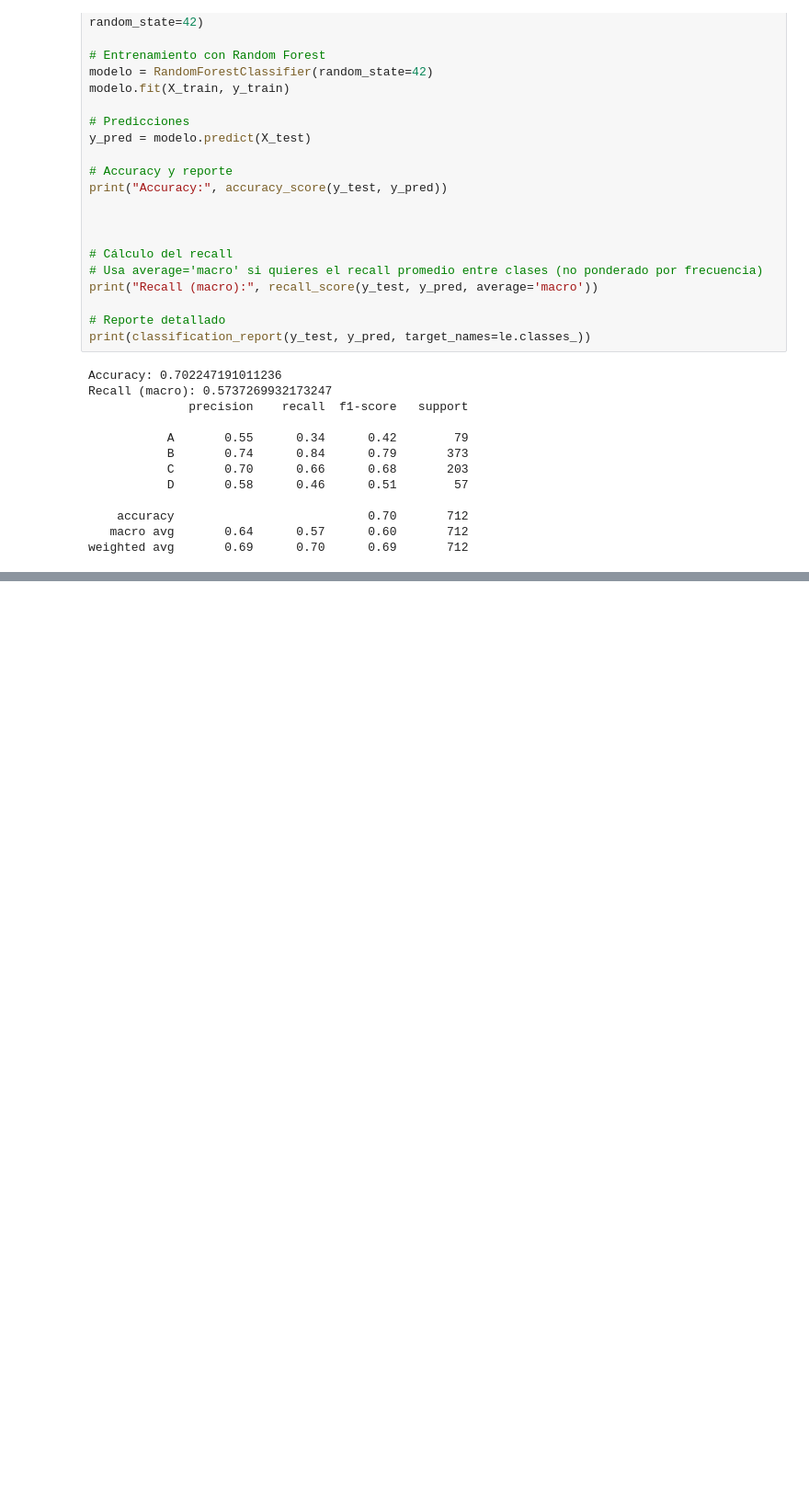
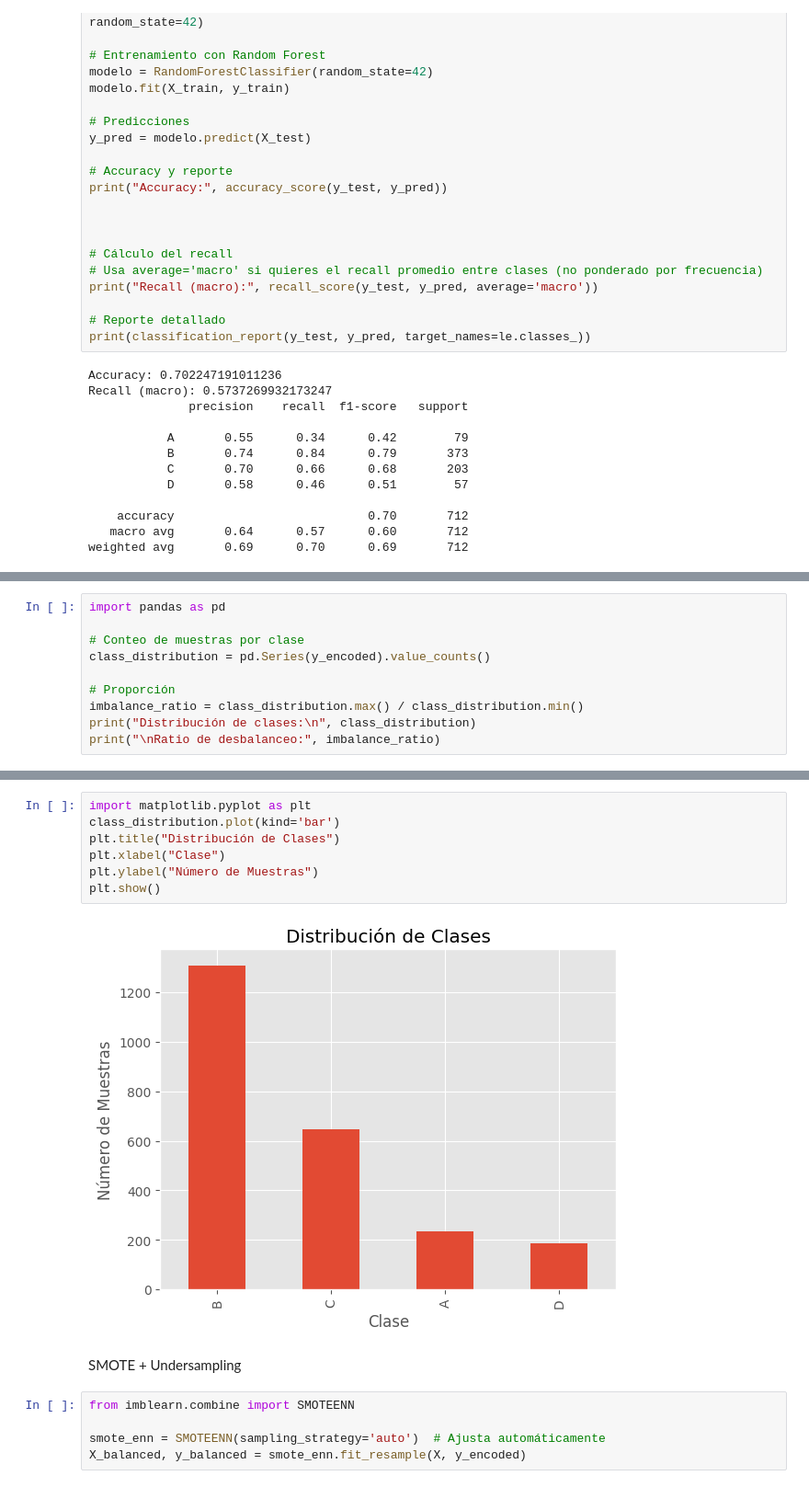
Before and after one commit to MiguelAngeloTr/Datathon, a Jupyter notebook: PM/Mamografia.ipynb, the cells around one changed output, grey strips where cells are left out. Shown at 92% size. Saved outputs shown, nothing was run; the diff lists cells and outputs as text; blank space fills up the shorter version.

```diff
--- a/PM/Mamografia.ipynb
+++ b/PM/Mamografia.ipynb
@@ -377,0 +380,10 @@ weighted avg       0.69      0.70      0.69       712
+# %%
+import pandas as pd
+
+# Conteo de muestras por clase
+class_distribution = pd.Series(y_encoded).value_counts()
+
+# Proporción
+imbalance_ratio = class_distribution.max() / class_distribution.min()
+print("Distribución de clases:\n", class_distribution)
+print("\nRatio de desbalanceo:", imbalance_ratio)
@@ -377,0 +399,16 @@ weighted avg       0.69      0.70      0.69       712
+# %%
+import matplotlib.pyplot as plt
+class_distribution.plot(kind='bar')
+plt.title("Distribución de Clases")
+plt.xlabel("Clase")
+plt.ylabel("Número de Muestras")
+plt.show()
+# %% [output]
+[figure, added]
+# %% [markdown]
+SMOTE + Undersampling
+# %%
+from imblearn.combine import SMOTEENN
+
+smote_enn = SMOTEENN(sampling_strategy='auto')  # Ajusta automáticamente
+X_balanced, y_balanced = smote_enn.fit_resample(X, y_encoded)
```
Also changed, not shown: parts of 4 cells of this notebook.
